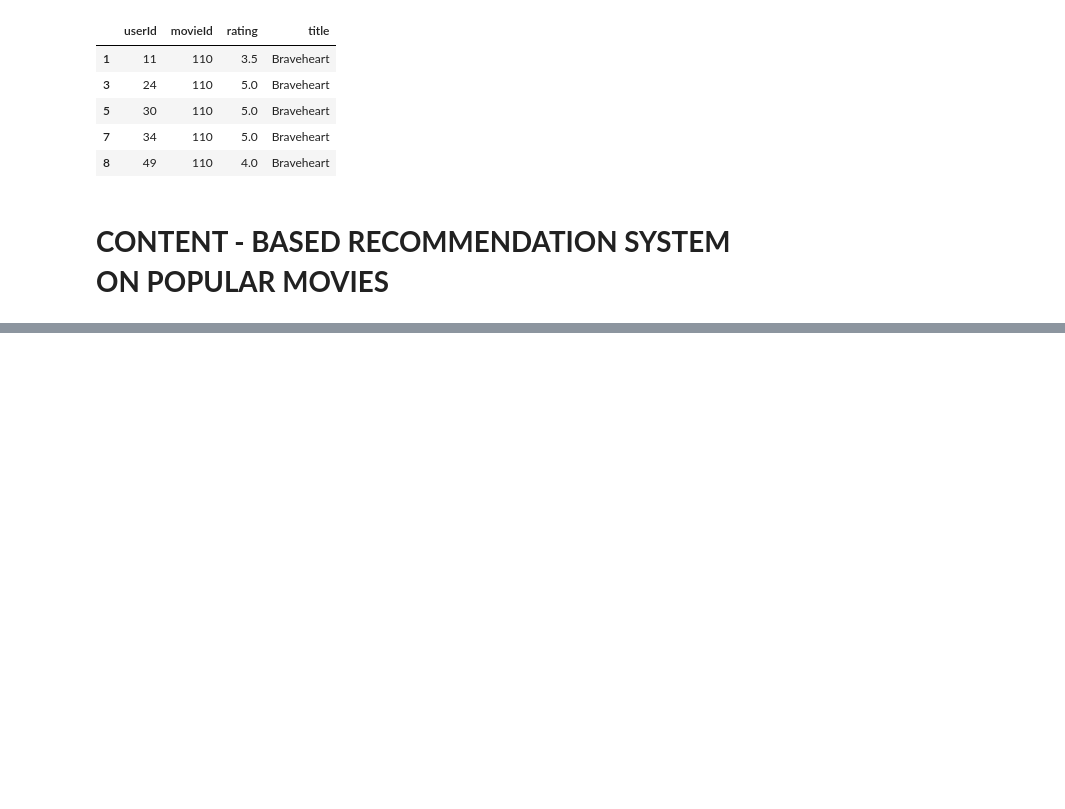
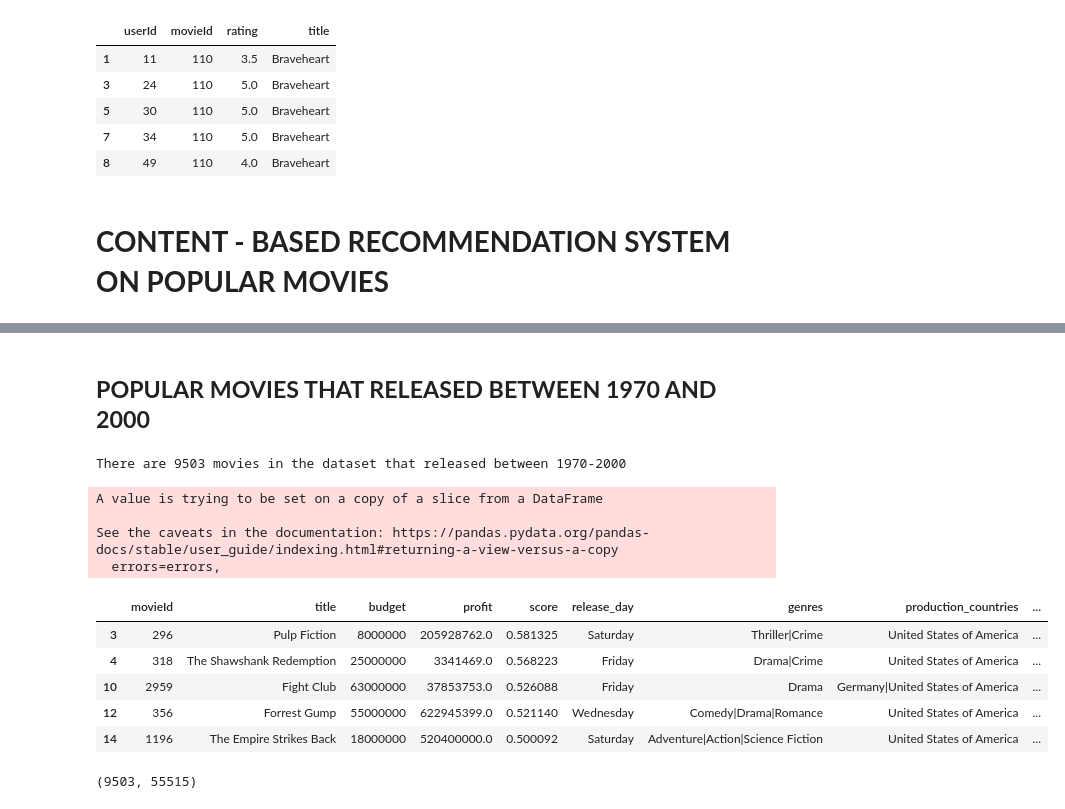
Before and after one commit to disha2sinha/Movie-Recommendation-System, a Jupyter notebook: Recommendation_System.ipynb, the cells around one changed output, grey strips where cells are left out. Drawn from its saved outputs; the diff is of its cells as text; code cells hidden in the pictures; blank space fills up the shorter version.

```diff
--- a/Recommendation_System.ipynb
+++ b/Recommendation_System.ipynb
@@ -269,0 +309,24 @@ print(X_pca)
+# %% [markdown]
+## **POPULAR MOVIES THAT RELEASED BETWEEN 1970 AND 2000**
+# %%
+popular_movies1970_2000=popular_movies[(popular_movies['release_year']>='1970')&(popular_movies['release_year']<'2000')]
+popular_movies1970_2000.drop('release_year',inplace=True,axis=1)
+print("There are {} movies in the dataset that released between 1970-2000".format(popular_movies1970_2000.shape[0]))
+popular_movies1970_2000.head()
+# %% [output]
+There are 9503 movies in the dataset that released between 1970-2000
+A value is trying to be set on a copy of a slice from a DataFrame
+
+See the caveats in the documentation: https://pandas.pydata.org/pandas-docs/stable/user_guide/indexing.html#returning-a-view-versus-a-copy
+  errors=errors,
+|  | movieId | title | budget | profit | score | release_day | genres | production_countries | ... |
+| 3 | 296 | Pulp Fiction | 8000000 | 205928762.0 | 0.581325 | Saturday | Thriller|Crime | United States of America | ... |
+| 4 | 318 | The Shawshank Redemption | 25000000 | 3341469.0 | 0.568223 | Friday | Drama|Crime | United States of America | ... |
+| 10 | 2959 | Fight Club | 63000000 | 37853753.0 | 0.526088 | Friday | Drama | Germany|United States of America | ... |
+| 12 | 356 | Forrest Gump | 55000000 | 622945399.0 | 0.521140 | Wednesday | Comedy|Drama|Romance | United States of America | ... |
+| 14 | 1196 | The Empire Strikes Back | 18000000 | 520400000.0 | 0.500092 | Saturday | Adventure|Action|Science Fiction | United States of America | ... |
+# %%
+tvf_matrix1970_2000=tf.fit_transform(popular_movies1970_2000['important_words'])
+tvf_matrix1970_2000.shape
+# %% [output]
+(9503, 55515)
```
Also changed, not shown: parts of 31 cells of this notebook.
